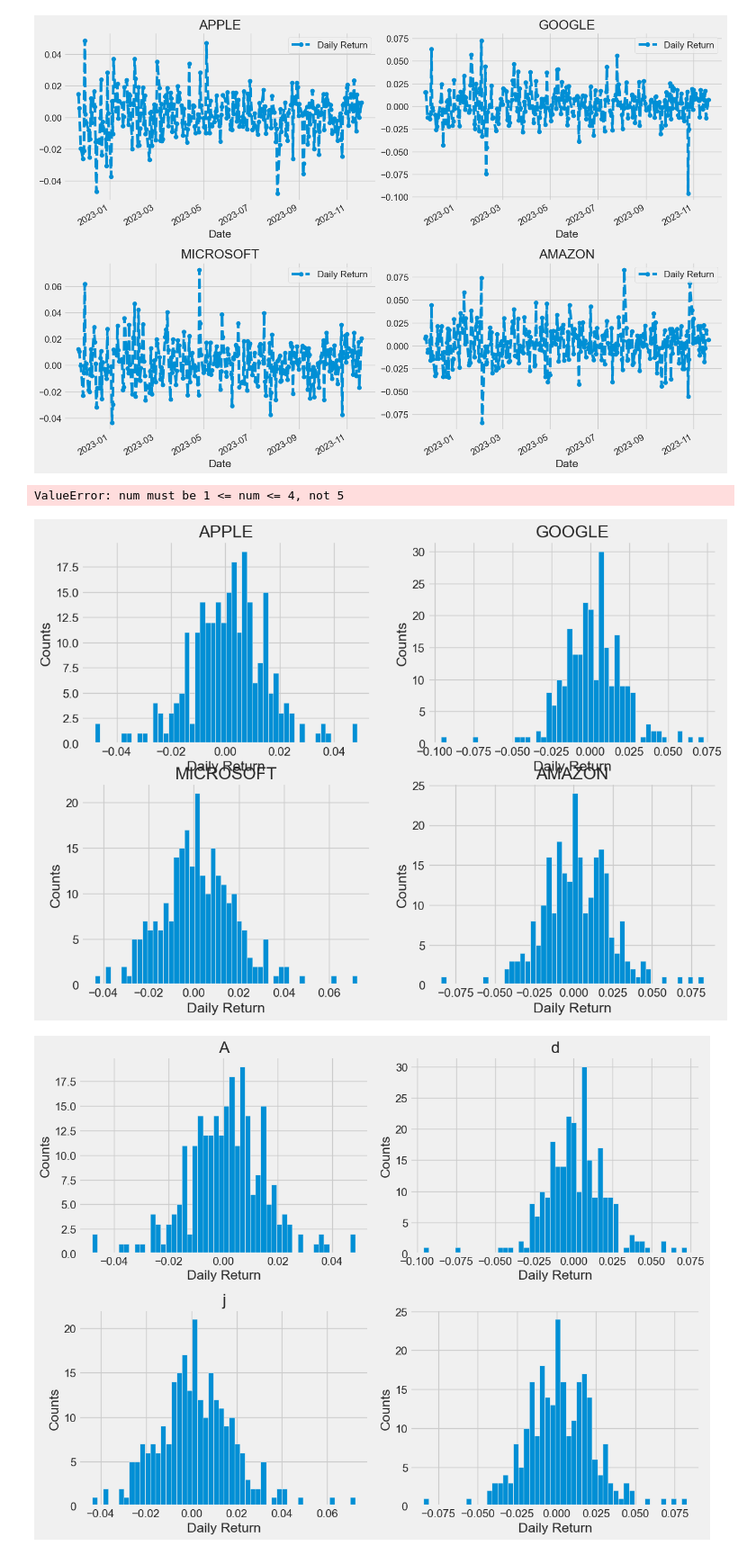
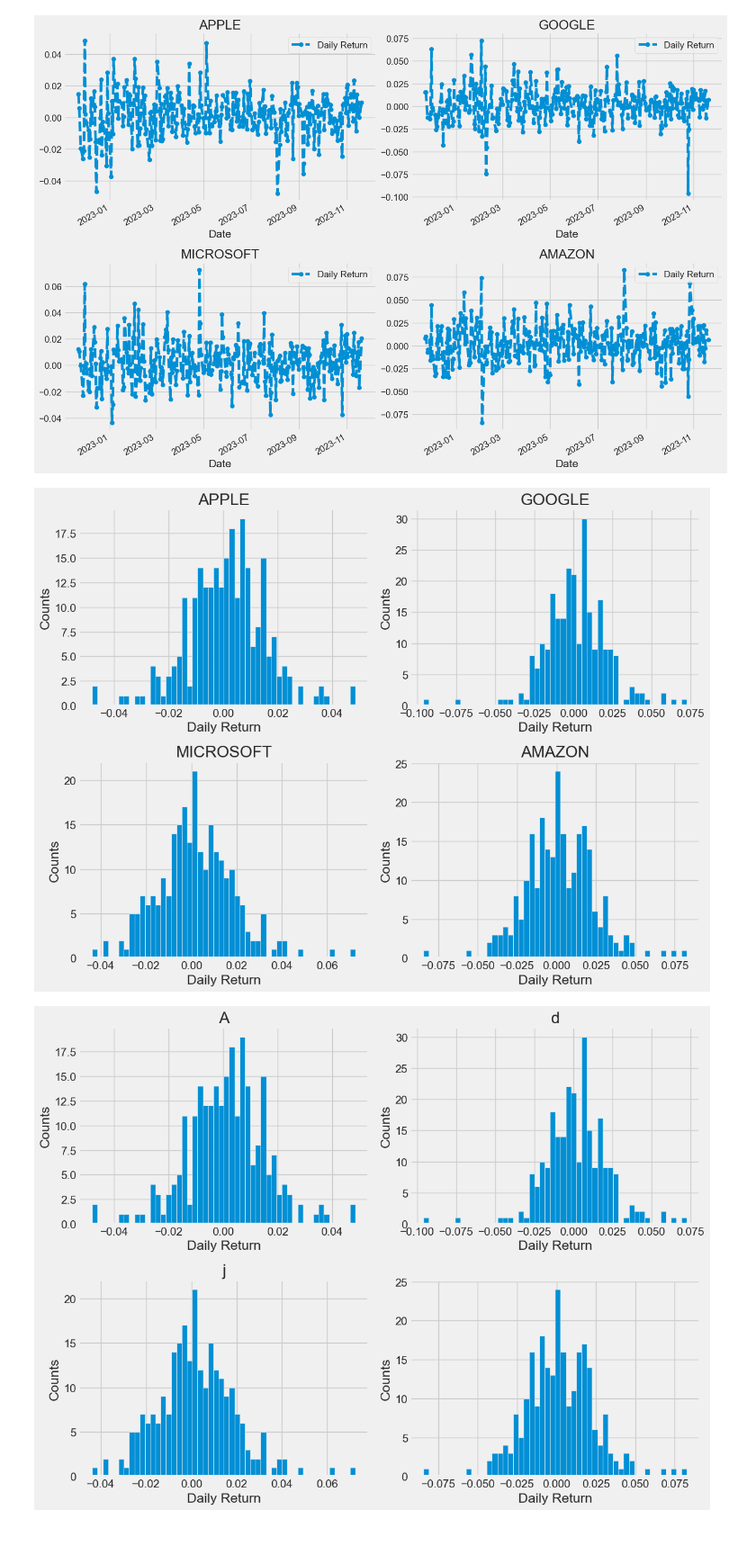
Before and after one commit to Ogweno-D/tesla_stock_prediction, a Jupyter notebook: ai_trial1.ipynb, the cells around one changed output. Shown at 90% size. Cells and saved outputs as stored; diff of their text form; code cells hidden in the pictures.

Commit message:
AI models and Visualization

```diff
--- a/ai_trial1.ipynb
+++ b/ai_trial1.ipynb
@@ -251,18 +251,17 @@ fig.tight_layout()
 # %%
 #Daily Returns
 plt.figure(figsize=(12, 9))
 
-for i, company in enumerate(company_list, 1):
+for i, company in enumerate(company_list[:4], 1):
     plt.subplot(2, 2, i)
     company['Daily Return'].hist(bins=50)
     plt.xlabel('Daily Return')
     plt.ylabel('Counts')
     plt.title(f'{company_name[i - 1]}')
 
 plt.tight_layout()
 # %% [output]
-ValueError: num must be 1 <= num <= 4, not 5
-[figure, old version]
+[figure, new version]
 # %%
 plt.figure(figsize=(12, 9))
 
```
